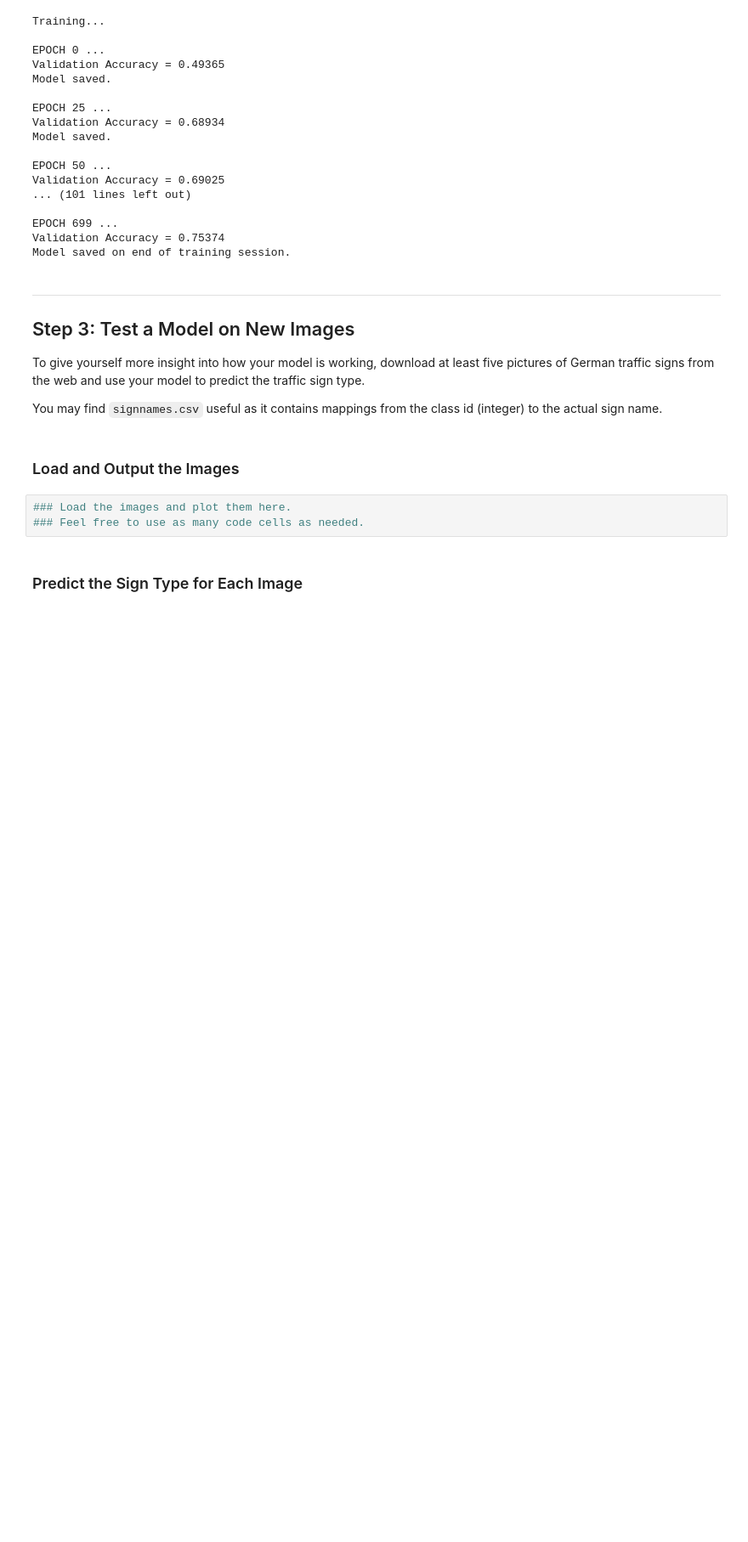
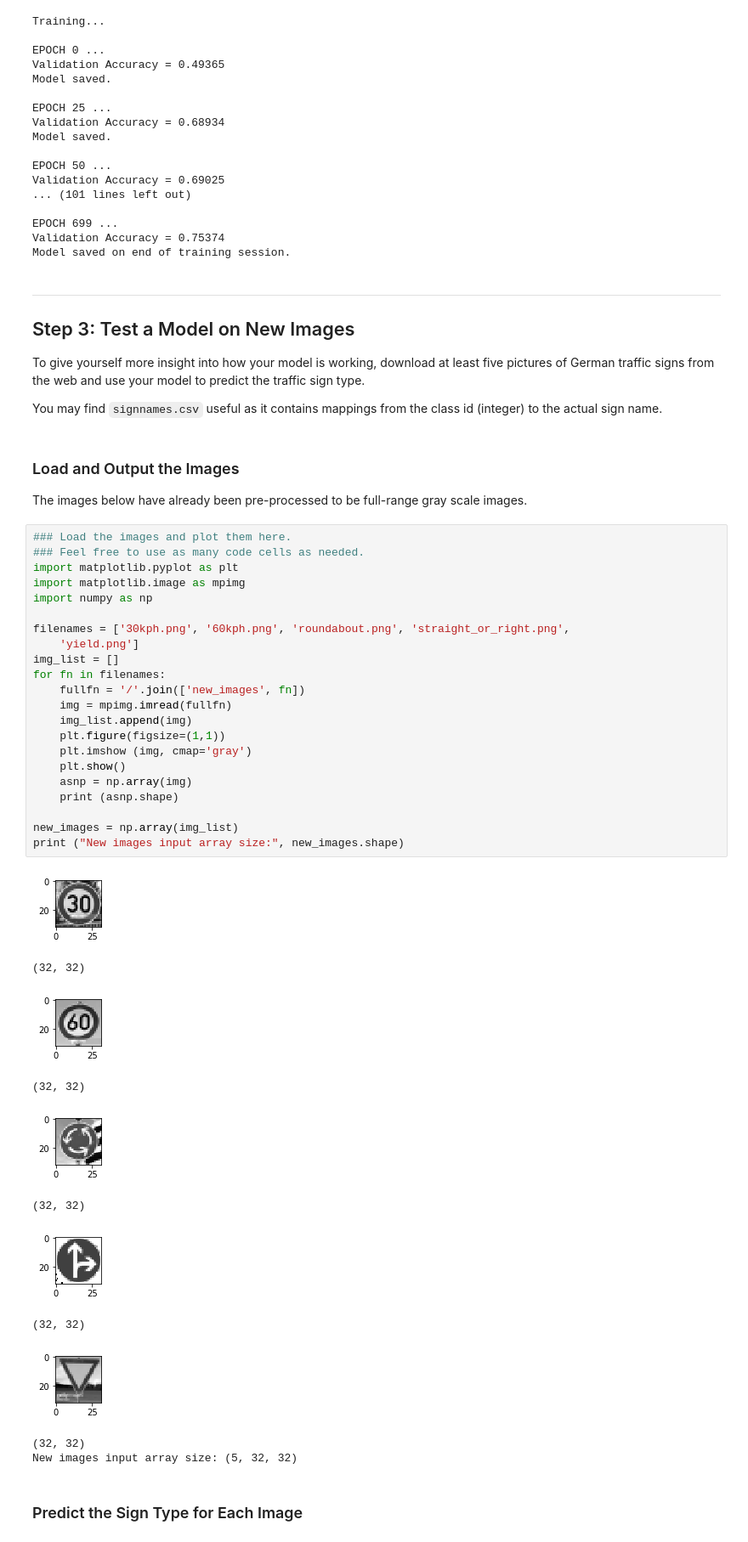
Before and after one commit to dbc/CarND-Traffic-Sign-Classifier-Project, a Jupyter notebook: Traffic_Sign_Classifier-Soln.ipynb, the cells around one changed output. Shown: that part at 85% size. Cells and saved outputs as stored; diff of their text form; blank space fills up the shorter version.

Commit message:
solution just before running my sample images

```diff
--- a/Traffic_Sign_Classifier-Soln.ipynb
+++ b/Traffic_Sign_Classifier-Soln.ipynb
@@ -588,11 +574,44 @@ Model saved on end of training session.
 To give yourself more insight into how your model is working, download at least five pictures of German traffic signs from the web and use your model to predict the traffic sign type.
 
 You may find `signnames.csv` useful as it contains mappings from the class id (integer) to the actual sign name.
-# %% [markdown]
-### Load and Output the Images
-# %%
-### Load the images and plot them here.
-### Feel free to use as many code cells as needed.
+# %% [markdown]
+### Load and Output the Images
+
+The images below have already been pre-processed to be full-range gray scale images.
+# %%
+### Load the images and plot them here.
+### Feel free to use as many code cells as needed.
+import matplotlib.pyplot as plt
+import matplotlib.image as mpimg
+import numpy as np
+
+filenames = ['30kph.png', '60kph.png', 'roundabout.png', 'straight_or_right.png',
+    'yield.png']
+img_list = []
+for fn in filenames:
+    fullfn = '/'.join(['new_images', fn])
+    img = mpimg.imread(fullfn)
+    img_list.append(img)
+    plt.figure(figsize=(1,1))
+    plt.imshow (img, cmap='gray')
+    plt.show()
+    asnp = np.array(img)
+    print (asnp.shape)
+
+new_images = np.array(img_list)
+print ("New images input array size:", new_images.shape)
+# %% [output]
+[figure, added]
+(32, 32)
+[figure, added]
+(32, 32)
+[figure, added]
+(32, 32)
+[figure, added]
+(32, 32)
+[figure, added]
+(32, 32)
+New images input array size: (5, 32, 32)
 # %% [markdown]
 ### Predict the Sign Type for Each Image
 # %%
```
Also changed, not shown: parts of 8 cells of this notebook.
